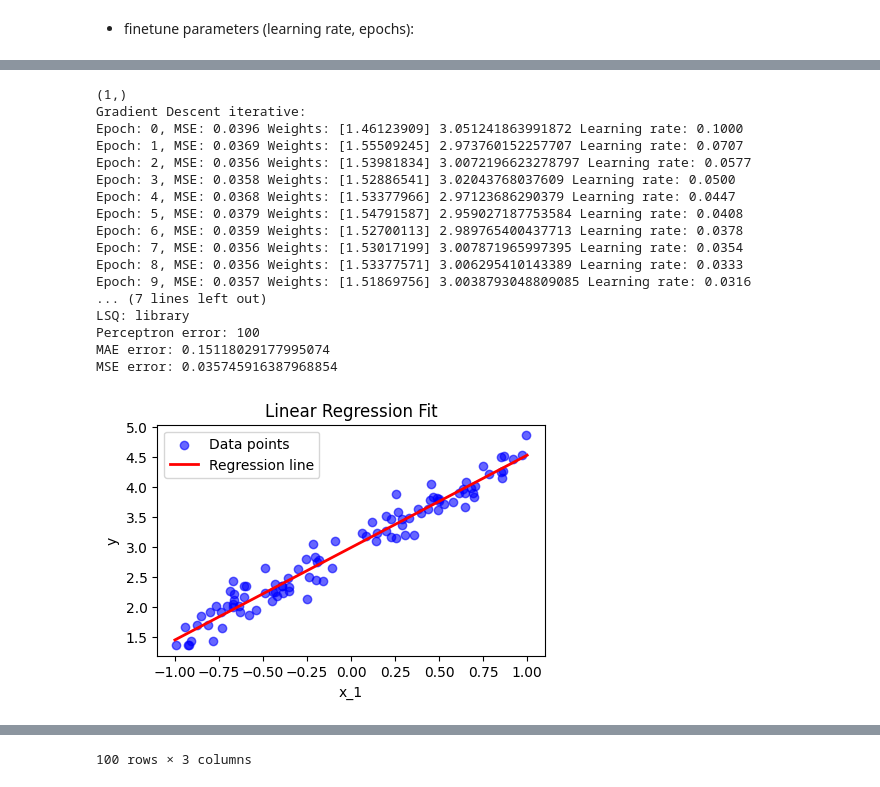
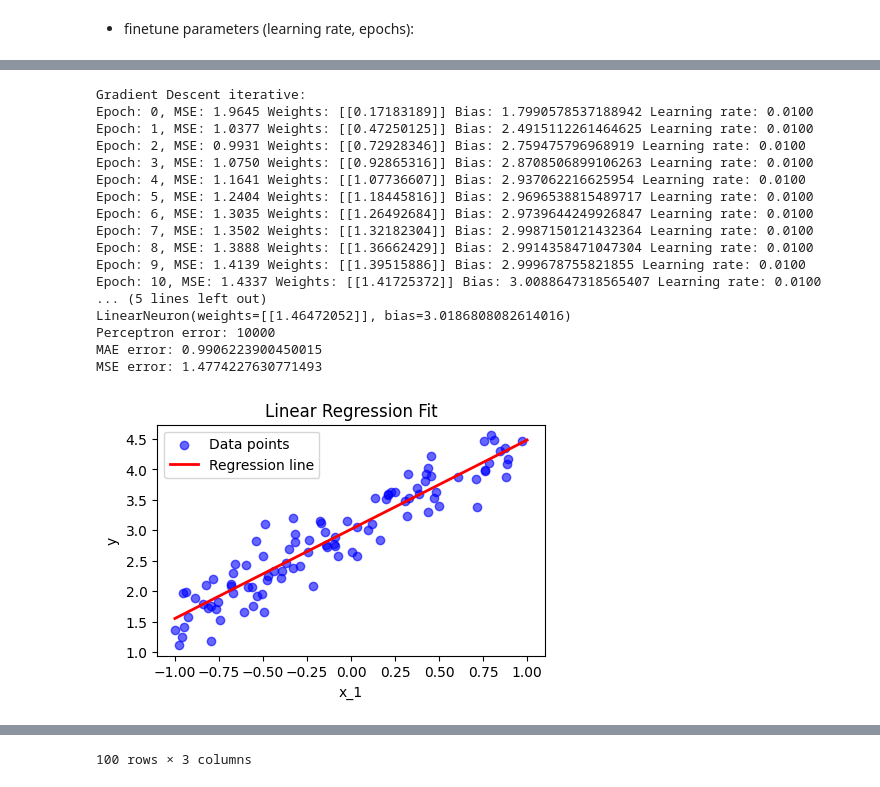
Before and after one commit to reitezuz/18NES1-2025-, a Jupyter notebook: week3/linear_neuron.ipynb, the cells around one changed output, grey strips where cells are left out. Cells and saved outputs as stored; diff of their text form; code cells hidden in the pictures.

```diff
--- a/week3/linear_neuron.ipynb
+++ b/week3/linear_neuron.ipynb
@@ -170,12 +282,11 @@ true_outputs = np.array([1, 1, 1, -1])
 variant = "pseudoinverse"
 #variant = "library"
 
-# Perceptron parameters:
-weights = [0, 0]
-bias = 0
+# Linear Neuron parameters:
+init_method = 'random'
 
 # Train the linear neuron:
-perceptron = LinearNeuron(weights, bias)
+perceptron = LinearNeuron(inputs.shape[1], init_method)
 if variant == "library":
     perceptron.LSQ(inputs, true_outputs)
 elif variant == "pseudoinverse":
@@ -745,24 +780,22 @@ def run_example_multiple_times(experiment_results, inputs, true_outputs, epochs,
 # %%
 # Example 1 from the presentation:
-# Data:
+# Data and parameters:
 inputs = np.array([[-1, -1], [-1, 1], [1, -1], [1, 1]])
 true_outputs = np.array([1, 1, 1, -1])
+
 print_progress = True
-learning_rate = 0.1
+learning_rate = 0.03
+init_method = 'random'
 adaptive_learning_rate = False
 min_error = 0.0001
 epochs = 15
 
-# Perceptron parameters:
-weights = np.random.randn(inputs.shape[1]) * 0.01
-bias = float(np.random.randn() * 0.01)
 # Train the linear neuron:
-perceptron = LinearNeuron(weights, bias)
+perceptron = LinearNeuron(inputs.shape[1], init_method)
 perceptron.gradient_descent_iterative(inputs, true_outputs, learning_rate, epochs, adaptive_learning_rate, min_error, print_progress)
 
 # Print summary:
 print(perceptron)
-print("LSQ:", variant)
 real_outputs = perceptron.forward(inputs) # forward for the whole dataset
 error = perceptron_error(true_outputs, real_outputs)
 print(f"Perceptron error: {error}")
@@ -852,20 +886,17 @@ inputs = np.array([[1, -1], [1, 1]])
 true_outputs = np.array([1, -1])
 print_progress = True
 learning_rate = 0.1
+init_method = 'random'
 adaptive_learning_rate = False
 min_error = 0.0001
 epochs = 15
 
-# Perceptron parameters:
-weights = np.random.randn(inputs.shape[1]) * 0.01
-bias = float(np.random.randn() * 0.01)
 # Train the linear neuron:
-perceptron = LinearNeuron(weights, bias)
+perceptron = LinearNeuron(inputs.shape[1], init_method)
 perceptron.gradient_descent_iterative(inputs, true_outputs, learning_rate, epochs, adaptive_learning_rate, min_error, print_progress)
 
 # Print summary:
 print(perceptron)
-print("LSQ:", variant)
 real_outputs = perceptron.forward(inputs) # forward for the whole dataset
 error = perceptron_error(true_outputs, real_outputs)
 print(f"Perceptron error: {error}")
@@ -951,58 +980,51 @@ Experiment Results:
 # %%
 # Example: linear regression
-# Data:
-N = 100  # The number of samples
-D = 1  # The number of features
-inputs = np.random.uniform(-1, 1, size=(N, D))  # Random values between -1 and 1
-true_outputs = (1.5 * inputs[:, [0]] + 3 + np.random.randn(N, 1) / 5).reshape(-1)
+inputs, true_outputs = generate_regression_data_1D(A=1.5, B=3, std_noise=0.3, number_of_samples=100)
 
 print_progress = True
-learning_rate = 0.1
-adaptive_learning_rate = True
+learning_rate = 0.01
+init_method = 'random'
+adaptive_learning_rate = False
 min_error = 0.0001
 epochs = 15
 
-# Perceptron parameters:
-weights = np.random.randn(D) * 0.01
-bias = float(np.random.randn() * 0.01)
-
 # Train the linear neuron:
-perceptron = LinearNeuron(weights, bias)
+perceptron = LinearNeuron(inputs.shape[1], init_method)
 perceptron.gradient_descent_iterative(inputs, true_outputs, learning_rate, epochs, adaptive_learning_rate, min_error, print_progress)
 
 # Print summary:
 print(perceptron)
-print("LSQ:", variant)
 real_outputs = perceptron.forward(inputs) # forward for the whole dataset
 error = perceptron_error(true_outputs, real_outputs)
 print(f"Perceptron error: {error}")
 print(f"MAE error: {MAE_error(true_outputs, real_outputs)}")
 print(f"MSE error: {MSE_error(true_outputs, real_outputs)}")
 plot_regression(perceptron, inputs, true_outputs)
 
 # Create a pandas DataFrame for a nice table
 import pandas as pd
 df = pd.DataFrame(columns=['Input', 'Predicted', 'True'])
 for inputs, label in zip(inputs, true_outputs):
     df.loc[len(df)] = {'Input': inputs, 'Predicted': perceptron.forward(inputs), 'True': label}
+
 df
 # %% [output]
-(1,)
 Gradient Descent iterative:
-Epoch: 0, MSE: 0.0396 Weights: [1.46123909] 3.051241863991872 Learning rate: 0.1000
-Epoch: 1, MSE: 0.0369 Weights: [1.55509245] 2.973760152257707 Learning rate: 0.0707
-Epoch: 2, MSE: 0.0356 Weights: [1.53981834] 3.0072196623278797 Learning rate: 0.0577
-Epoch: 3, MSE: 0.0358 Weights: [1.52886541] 3.02043768037609 Learning rate: 0.0500
-Epoch: 4, MSE: 0.0368 Weights: [1.53377966] 2.97123686290379 Learning rate: 0.0447
-Epoch: 5, MSE: 0.0379 Weights: [1.54791587] 2.959027187753584 Learning rate: 0.0408
-Epoch: 6, MSE: 0.0359 Weights: [1.52700113] 2.989765400437713 Learning rate: 0.0378
-Epoch: 7, MSE: 0.0356 Weights: [1.53017199] 3.007871965997395 Learning rate: 0.0354
-Epoch: 8, MSE: 0.0356 Weights: [1.53377571] 3.006295410143389 Learning rate: 0.0333
-Epoch: 9, MSE: 0.0357 Weights: [1.51869756] 3.0038793048809085 Learning rate: 0.0316
-... (7 lines left out)
-LSQ: library
-Perceptron error: 100
-MAE error: 0.15118029177995074
-MSE error: 0.035745916387968854
+Epoch: 0, MSE: 1.9645 Weights: [[0.17183189]] Bias: 1.7990578537188942 Learning rate: 0.0100
+Epoch: 1, MSE: 1.0377 Weights: [[0.47250125]] Bias: 2.4915112261464625 Learning rate: 0.0100
+Epoch: 2, MSE: 0.9931 Weights: [[0.72928346]] Bias: 2.759475796968919 Learning rate: 0.0100
+Epoch: 3, MSE: 1.0750 Weights: [[0.92865316]] Bias: 2.8708506899106263 Learning rate: 0.0100
+Epoch: 4, MSE: 1.1641 Weights: [[1.07736607]] Bias: 2.937062216625954 Learning rate: 0.0100
+Epoch: 5, MSE: 1.2404 Weights: [[1.18445816]] Bias: 2.9696538815489717 Learning rate: 0.0100
+Epoch: 6, MSE: 1.3035 Weights: [[1.26492684]] Bias: 2.9739644249926847 Learning rate: 0.0100
+Epoch: 7, MSE: 1.3502 Weights: [[1.32182304]] Bias: 2.9987150121432364 Learning rate: 0.0100
+Epoch: 8, MSE: 1.3888 Weights: [[1.36662429]] Bias: 2.9914358471047304 Learning rate: 0.0100
+Epoch: 9, MSE: 1.4139 Weights: [[1.39515886]] Bias: 2.999678755821855 Learning rate: 0.0100
+Epoch: 10, MSE: 1.4337 Weights: [[1.41725372]] Bias: 3.0088647318565407 Learning rate: 0.0100
+... (5 lines left out)
+LinearNeuron(weights=[[1.46472052]], bias=3.0186808082614016)
+Perceptron error: 10000
+MAE error: 0.9906223900450015
+MSE error: 1.4774227630771493
-[figure, old version]
+[figure, new version]
 |  | Input | Predicted | True |
```
Also changed, not shown: parts of 57 cells of this notebook.
